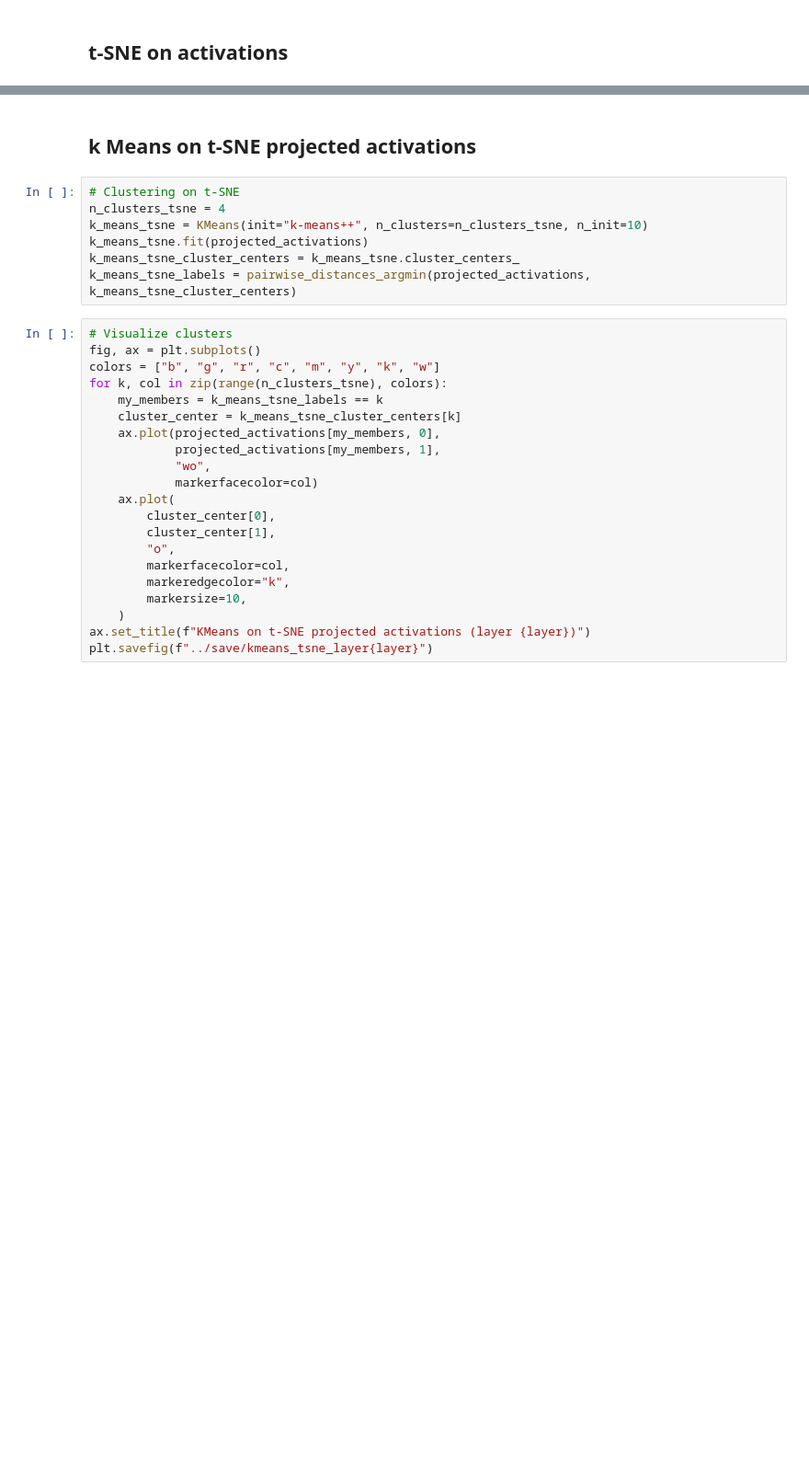
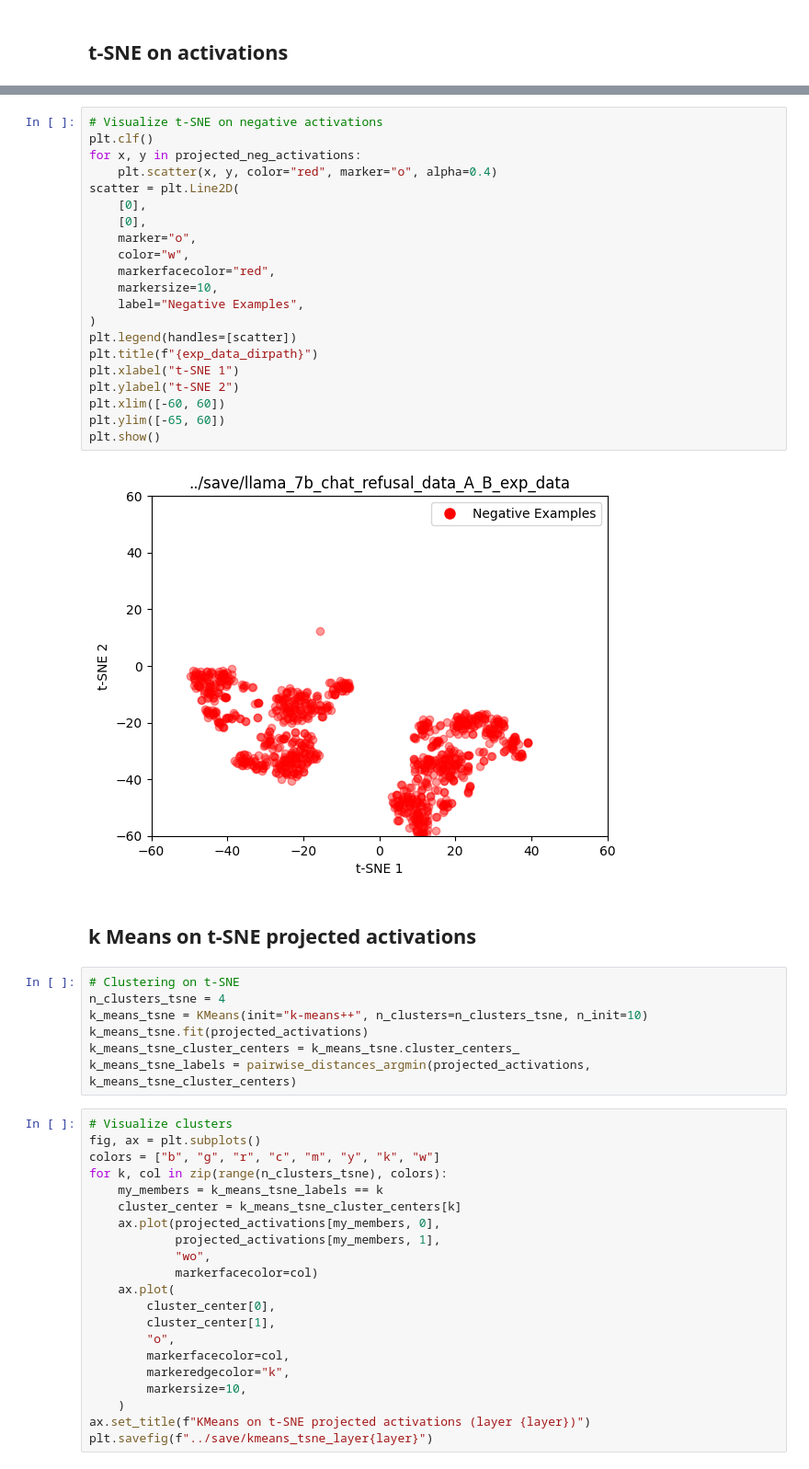
Before and after one commit to amad-person/activation-steering-llms, a Jupyter notebook: code/activations_to_samples.ipynb, the cells around one changed output, grey strips where cells are left out. Shown at 92% size. Saved outputs shown, nothing was run; the diff lists cells and outputs as text; blank space fills up the shorter version.

```diff
--- a/code/activations_to_samples.ipynb
+++ b/code/activations_to_samples.ipynb
@@ -49,3 +70,26 @@ plt.show()
+# %%
+# Visualize t-SNE on negative activations
+plt.clf()
+for x, y in projected_neg_activations:
+    plt.scatter(x, y, color="red", marker="o", alpha=0.4)
+scatter = plt.Line2D(
+    [0],
+    [0],
+    marker="o",
+    color="w",
+    markerfacecolor="red",
+    markersize=10,
+    label="Negative Examples",
+)
+plt.legend(handles=[scatter])
+plt.title(f"{exp_data_dirpath}")
+plt.xlabel("t-SNE 1")
+plt.ylabel("t-SNE 2")
+plt.xlim([-60, 60])
+plt.ylim([-65, 60])
+plt.show()
+# %% [output]
+[figure, added]
 # %% [markdown]
 ## k Means on t-SNE projected activations
 # %%
```
Also changed, not shown: parts of 18 cells of this notebook, 3 other files.
